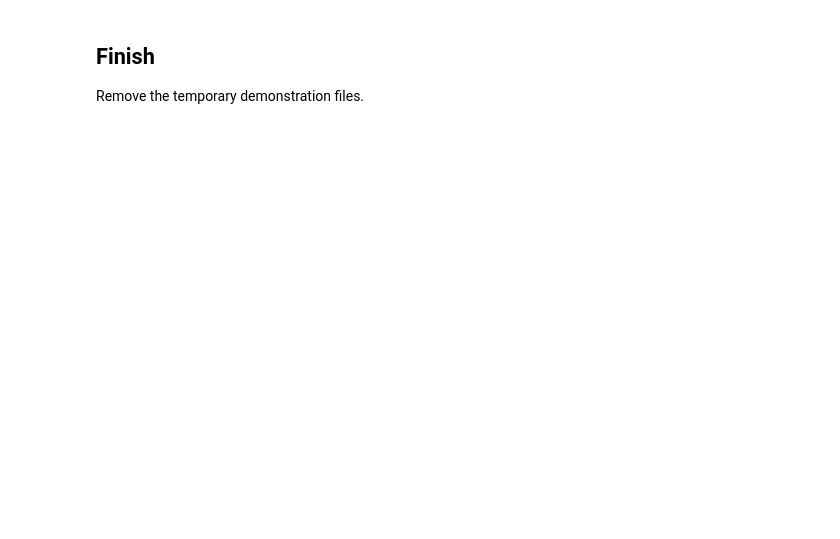
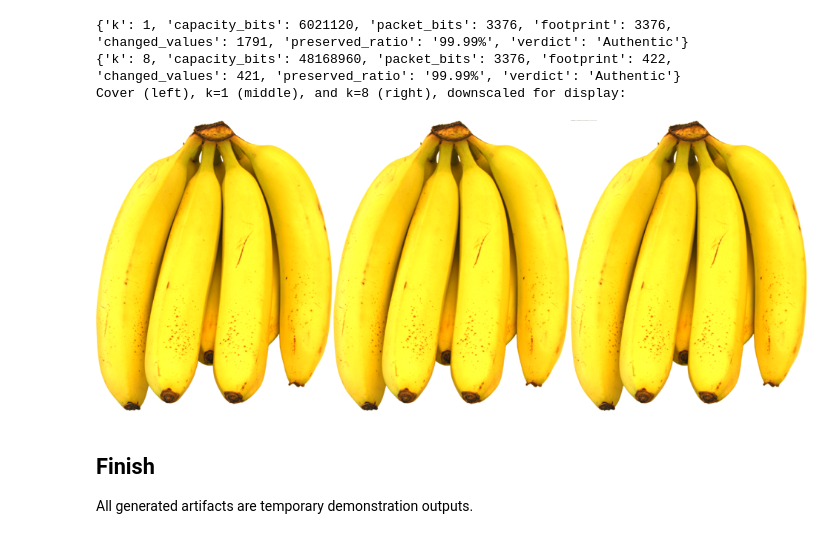
Before and after one commit to alvinto27/INF2005-ACW1, a Jupyter notebook: notebooks/FR1-12 Prototype.ipynb, the cells around one changed output. Drawn from its saved outputs; the diff is of its cells as text; code cells hidden in the pictures; blank space fills up the shorter version.

```diff
--- a/notebooks/FR1-12 Prototype.ipynb
+++ b/notebooks/FR1-12 Prototype.ipynb
@@ -121,26 +191,56 @@ A larger `k` uses fewer carrier units, but changes more bits in each unit inside
 # %%
-comparison = []
-comparison_images = []
-for k in (1, 8):
-    output = DEMO_DIR / f"stego-k{k}.png"
-    layout, _ = encode_png(cover_png, output, private_key, 0, k, b"same payload", b"comparison")
-    result = verify_png(output, verification_key)
-    saved = np.array(Image.open(output), dtype=np.uint8)
-    changed_values = np.count_nonzero(saved != cover_image)
-    preserved = preserved_bit_count(layout.total_units, layout.footprint, layout.lsb_count)
-    packet_bits = (PACKET_HEADER_SIZE + layout.payload_length + RSA_SIGNATURE_SIZE) * 8
-    comparison.append({"k": k, "capacity_bits": layout.total_units * k, "packet_bits": packet_bits, "footprint": layout.footprint, "changed_values": int(changed_values), "preserved_ratio": f"{preserved / (layout.total_units * 8):.2%}", "verdict": result.verdict})
-    comparison_images.append(saved)
-for row in comparison: print(row)
-k_comparison = Image.new("RGB", (width * 3, height))
-for index, image in enumerate([cover_image, *comparison_images]):
-    k_comparison.paste(Image.fromarray(image, mode="RGB"), (index * width, 0))
-print("Cover (left), k=1 (middle), and k=8 (right):")
-display(k_comparison)
+analysis_private_key, analysis_public_key = generate_rsa_keypair()
+analysis_rows = []
+analysis_previews = []
+analysis_cover_array = load_png_from_path(sample_png_path)
+analysis_cover_image = Image.fromarray(analysis_cover_array, mode="RGB")
+for analysis_k in (1, 8):
+    analysis_output = DEMO_DIR / f"banana-analysis-k{analysis_k}.png"
+    analysis_layout, _ = encode_png(
+        sample_png_path,
+        analysis_output,
+        analysis_private_key,
+        start_unit=0,
+        lsb_count=analysis_k,
+        user_payload=b"same analysis payload",
+        metadata=b"analysis=k comparison",
+    )
+    analysis_result = verify_png(analysis_output, analysis_public_key)
+    analysis_image = np.asarray(Image.open(analysis_output), dtype=np.uint8)
+    changed_values = int(np.count_nonzero(analysis_image != analysis_cover_array))
+    preserved = preserved_bit_count(analysis_layout.total_units, analysis_layout.footprint, analysis_layout.lsb_count)
+    packet_bits = (PACKET_HEADER_SIZE + analysis_layout.payload_length + RSA_SIGNATURE_SIZE) * 8
+    analysis_rows.append({
+        "k": analysis_k,
+        "capacity_bits": analysis_layout.total_units * analysis_k,
+        "packet_bits": packet_bits,
+        "footprint": analysis_layout.footprint,
+        "changed_values": changed_values,
+        "preserved_ratio": f"{preserved / (analysis_layout.total_units * 8):.2%}",
+        "verdict": analysis_result.verdict,
+    })
+    analysis_preview = Image.fromarray(analysis_image, mode="RGB")
+    analysis_preview.thumbnail((320, 392))
+    analysis_previews.append(analysis_preview)
+for row in analysis_rows:
+    print(row)
+analysis_comparison = Image.new("RGB", (analysis_cover_image.width // 4 * 3, analysis_cover_image.height // 4))
+analysis_cover_preview = analysis_cover_image.resize((analysis_cover_image.width // 4, analysis_cover_image.height // 4))
+analysis_comparison.paste(analysis_cover_preview, (0, 0))
+for index, analysis_preview in enumerate(analysis_previews, start=1):
+    analysis_comparison.paste(analysis_preview, (index * analysis_cover_preview.width, 0))
+print("Cover (left), k=1 (middle), and k=8 (right), downscaled for display:")
+display(analysis_comparison)
+del analysis_private_key, analysis_public_key, analysis_cover_array, analysis_cover_image, analysis_rows, analysis_previews, analysis_comparison, analysis_cover_preview
+# %% [output]
+{'k': 1, 'capacity_bits': 6021120, 'packet_bits': 3376, 'footprint': 3376, 'changed_values': 1791, 'preserved_ratio': '99.99%', 'verdict': 'Authentic'}
+{'k': 8, 'capacity_bits': 48168960, 'packet_bits': 3376, 'footprint': 422, 'changed_values': 421, 'preserved_ratio': '99.99%', 'verdict': 'Authentic'}
+Cover (left), k=1 (middle), and k=8 (right), downscaled for display:
+[figure, added]
 # %% [markdown]
 ## Finish
 
-Remove the temporary demonstration files.
+All generated artifacts are temporary demonstration outputs.
 # %%
 _demo_temp.cleanup()
 print("Temporary demonstration files removed.")
```
Also changed, not shown: parts of 25 cells of this notebook, 1 other file.
